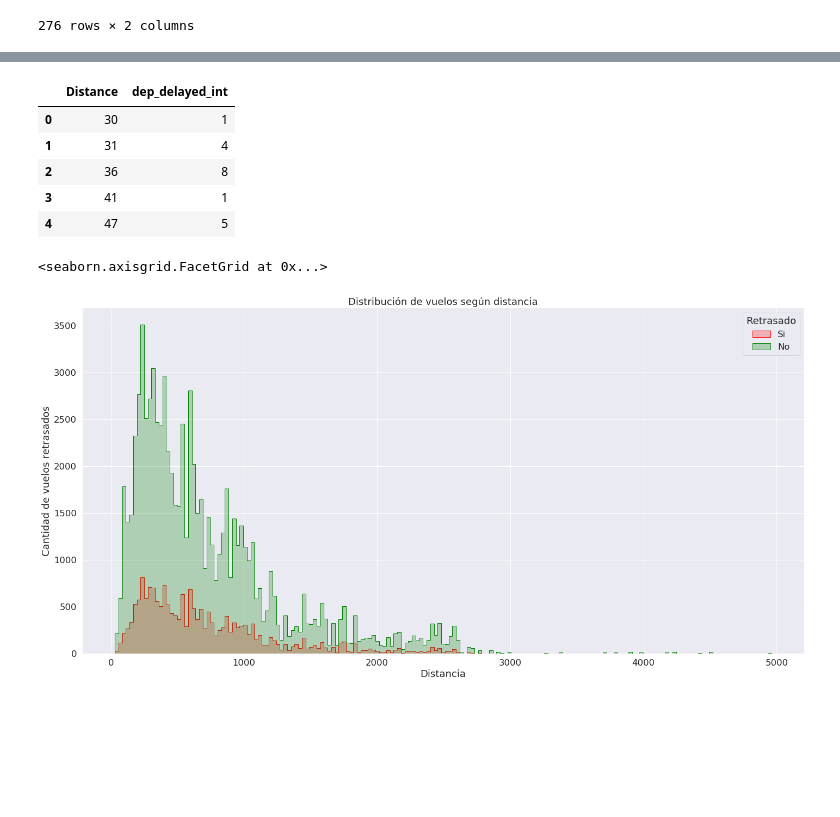
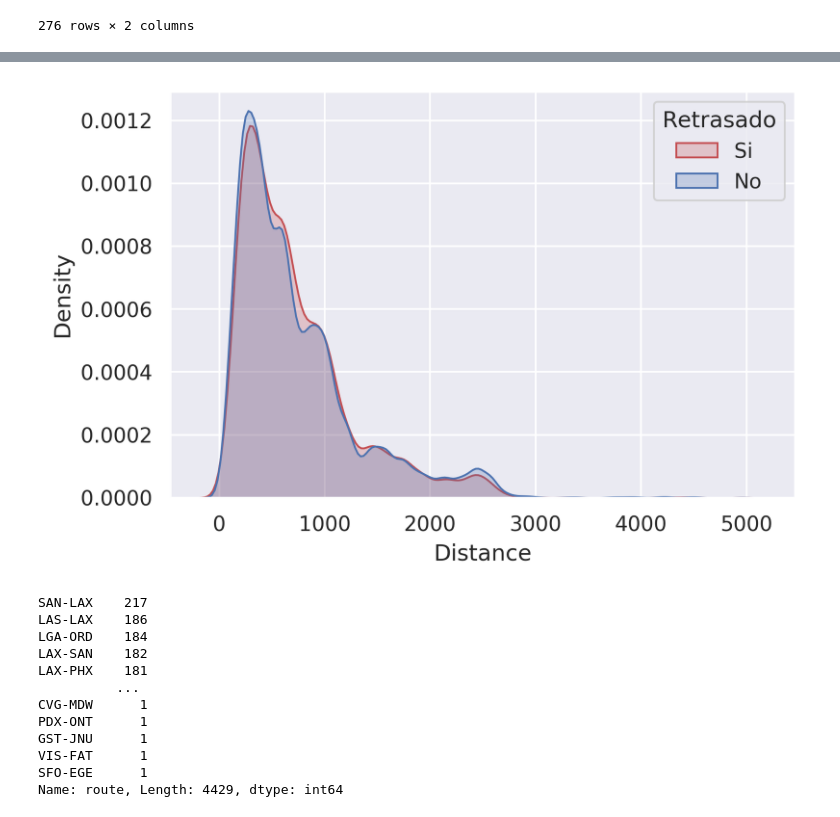
Before and after one commit to shizus/delayed-vicious-cat, a Jupyter notebook: FlightDelays.ipynb, the cells around one changed output, grey strips where cells are left out. Saved outputs shown, nothing was run; the diff lists cells and outputs as text; code cells hidden in the pictures; blank space fills up the shorter version.

```diff
--- a/FlightDelays.ipynb
+++ b/FlightDelays.ipynb
@@ -108,12 +207,14 @@ memory usage: 7.7+ MB
 # %%
-sns.set(rc={'figure.figsize':(10,10)}, font_scale=1.5)
+# sns.set(rc={'figure.figsize':(10,10)}, font_scale=1.5)
+sns.set(rc={"figure.dpi": 150, 'savefig.dpi': 150})
 
-flights = df.pivot_table(values='dep_delayed_int', index='DayofMonth', columns='Month', aggfunc='sum')
+flights = df.pivot_table(values='dep_delayed_int', index='DayofMonth', columns='Month', aggfunc='mean')
 
-ax = sns.heatmap(flights)
-
+ax = sns.heatmap(flights, cmap="BuPu")
 # title
 ax.set_xticklabels(['Enero', 'Febrero', 'Marzo', 'Abril', 'Mayo', 'Junio', 'Julio', 'Agosto', 'Septiembre', 'Octubre', 'Noviembre', 'Diciembre'],
                   rotation=90)
-ax.set(title='Vuelos retrasados según el día del mes', xlabel='Mes', ylabel='Día del mes')
+
+ax.set(title='Vuelos retrasados según el día del mes', xlabel='', ylabel='')
+ax.set_facecolor('black')
 # %% [output]
@@ -206,21 +242,18 @@ delayed_by_distance = df.groupby('Distance')['dep_delayed_int'].sum().to_frame()
-# %%
-delayed_by_distance.head()
-# %% [output]
-|  | Distance | dep_delayed_int |
-| 0 | 30 | 1 |
-| 1 | 31 | 4 |
-| 2 | 36 | 8 |
-| 3 | 41 | 1 |
-| 4 | 47 | 5 |
 # %%
 # df4 = delayed_by_distance
 
-ax = sns.displot(df, x="Distance",
-            hue="dep_delayed_int",
-            element="step", legend=False, palette={False: 'green', True: 'red'}, height=10, aspect=20/10)
-# ax.fig.set_dpi(80)
+# ax = sns.displot(df, x="Distance",
+#             hue="dep_delayed_int",
+#             element="step", legend=False, palette={False: 'green', True: 'red'}, aspect=20/10) # , height=10, aspect=20/10)
+
+delayed = df[df['dep_delayed_int'] == 1]
+on_time = df[df['dep_delayed_int'] == 0]
+fig = sns.kdeplot(delayed['Distance'], shade=True, color="r")
+fig = sns.kdeplot(on_time['Distance'], shade=True, color="b")
+
+sns.set(rc={"figure.dpi": 300, 'savefig.dpi': 300})
+
 plt.legend(title='Retrasado', labels=['Si', 'No'])
-ax.set(title='Distribución de vuelos según distancia', xlabel='Distancia', ylabel='Cantidad de vuelos retrasados')
+plt.show()
 # %% [output]
-<seaborn.axisgrid.FacetGrid at 0x...>
-[figure, old version]
+[figure, new version]
@@ -226,0 +262,15 @@ ax.set(title='Distribución de vuelos según distancia', xlabel='Distancia', yla
+# %%
+df['route'].value_counts()
+# %% [output]
+SAN-LAX    217
+LAS-LAX    186
+LGA-ORD    184
+LAX-SAN    182
+LAX-PHX    181
+          ...
+CVG-MDW      1
+PDX-ONT      1
+GST-JNU      1
+VIS-FAT      1
+SFO-EGE      1
+Name: route, Length: 4429, dtype: int64
```
Also changed, not shown: parts of 27 cells of this notebook.
